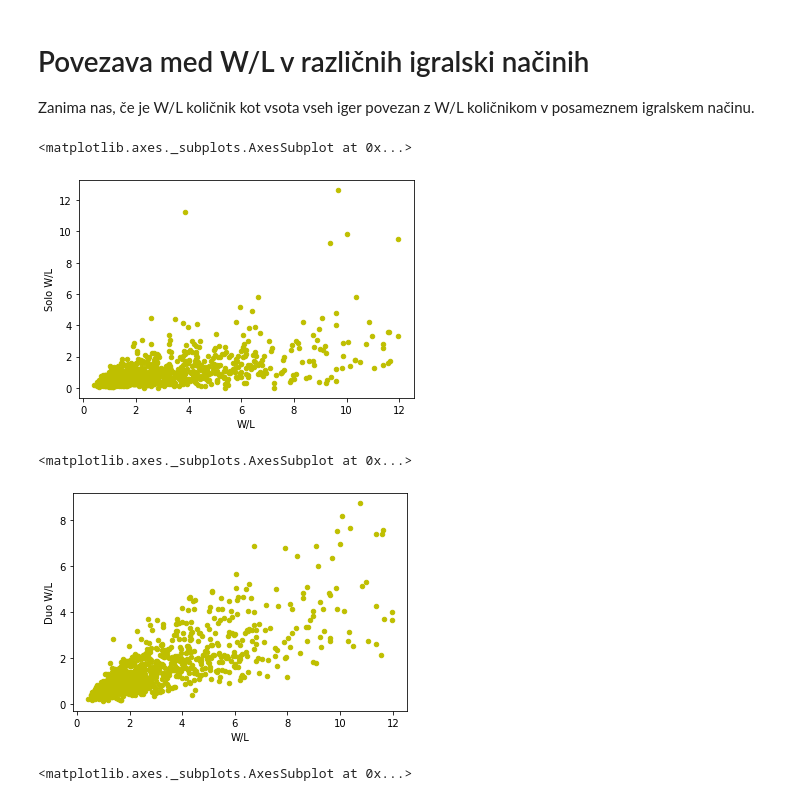
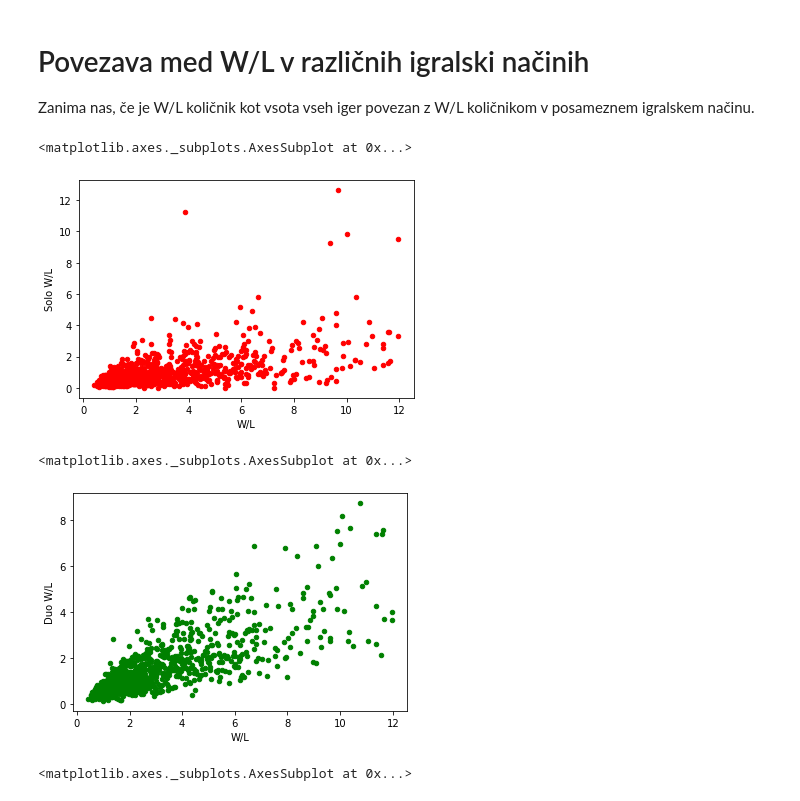
Before and after one commit to grlj/Projektna-naloga-pri-programiranju-1, a Jupyter notebook: analiza.ipynb, the cells around one changed output. Saved outputs shown, nothing was run; the diff lists cells and outputs as text; code cells hidden in the pictures.

```diff
--- a/analiza.ipynb
+++ b/analiza.ipynb
@@ -419,15 +456,15 @@ Zanima nas, če je W/L količnik kot vsota vseh iger povezan z W/L količnikom v
 temp = pd.concat([players['W/L'], solo['W/L'], duo['W/L'], triple['W/L'], quad['W/L']], axis=1)
 temp.columns = ['W/L', 'Solo W/L', 'Duo W/L', 'Triple W/L', 'Quad W/L']
 a = find_para(temp['W/L'])
-temp[temp['W/L'] < a[1]].plot(kind='scatter', x='W/L', y='Solo W/L', color='y')
+temp[temp['W/L'] < a[1]].plot(kind='scatter', x='W/L', y='Solo W/L', color='r')
 # %% [output]
 <matplotlib.axes._subplots.AxesSubplot at 0x...>
-[figure, old version]
+[figure, new version]
 # %%
-temp[temp['W/L'] < a[1]].plot(kind='scatter', x='W/L', y='Duo W/L', color='y')
+temp[temp['W/L'] < a[1]].plot(kind='scatter', x='W/L', y='Duo W/L', color='g')
 # %% [output]
 <matplotlib.axes._subplots.AxesSubplot at 0x...>
-[figure, old version]
+[figure, new version]
 # %%
 temp[temp['W/L'] < a[1]].plot(kind='scatter', x='W/L', y='Triple W/L', color='y')
 # %% [output]
```
Also changed, not shown: parts of 5 cells of this notebook.
